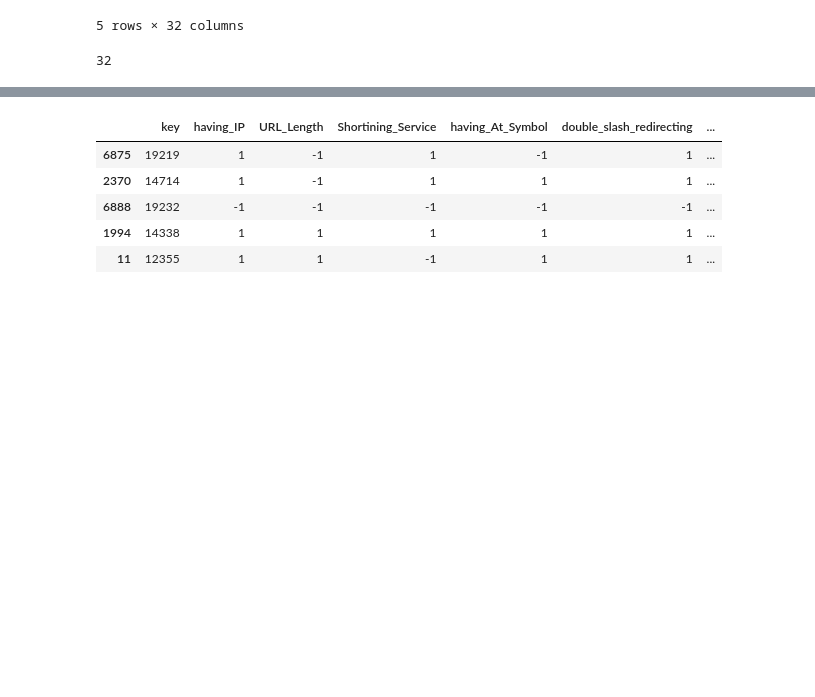
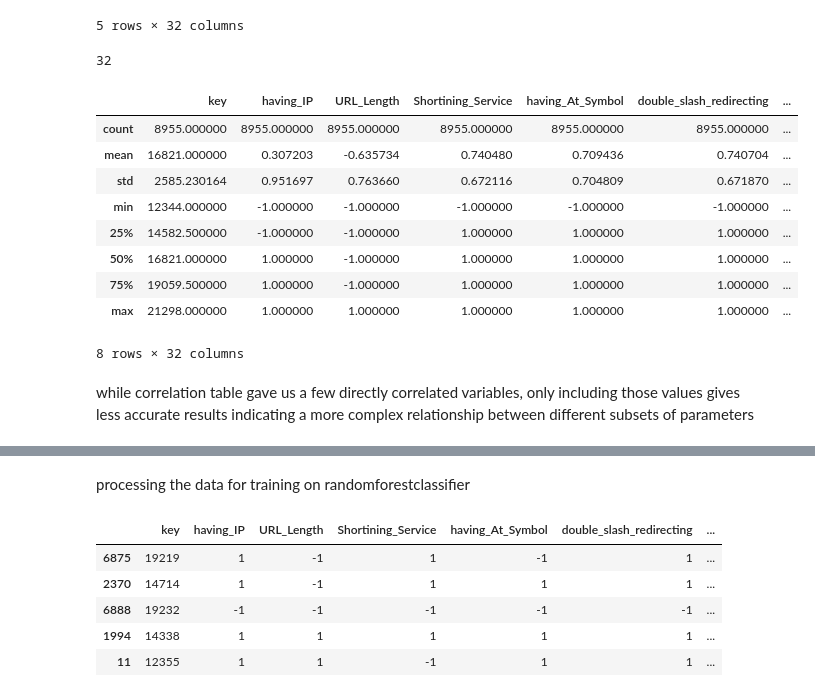
Before and after one commit to AbhayPrajapati195/techgig-hackathon, a Jupyter notebook: solution.ipynb, the cells around one changed output, grey strips where cells are left out. Saved outputs shown, nothing was run; the diff lists cells and outputs as text; code cells hidden in the pictures; blank space fills up the shorter version.

```diff
--- a/solution.ipynb
+++ b/solution.ipynb
@@ -24,10 +30,23 @@ df.head()
 | 4 | 12348 | 1 | 0 | -1 | 1 | 1 | ... |
 5 rows × 32 columns
 # %%
+
+print(len(df.columns))
 df.describe()
-len(df.columns)
 # %% [output]
 32
+|  | key | having_IP | URL_Length | Shortining_Service | having_At_Symbol | double_slash_redirecting | ... |
+| count | 8955.000000 | 8955.000000 | 8955.000000 | 8955.000000 | 8955.000000 | 8955.000000 | ... |
+| mean | 16821.000000 | 0.307203 | -0.635734 | 0.740480 | 0.709436 | 0.740704 | ... |
+| std | 2585.230164 | 0.951697 | 0.763660 | 0.672116 | 0.704809 | 0.671870 | ... |
+| min | 12344.000000 | -1.000000 | -1.000000 | -1.000000 | -1.000000 | -1.000000 | ... |
+| 25% | 14582.500000 | -1.000000 | -1.000000 | 1.000000 | 1.000000 | 1.000000 | ... |
+| 50% | 16821.000000 | 1.000000 | -1.000000 | 1.000000 | 1.000000 | 1.000000 | ... |
+| 75% | 19059.500000 | 1.000000 | -1.000000 | 1.000000 | 1.000000 | 1.000000 | ... |
+| max | 21298.000000 | 1.000000 | 1.000000 | 1.000000 | 1.000000 | 1.000000 | ... |
+8 rows × 32 columns
+# %% [markdown]
+while correlation table gave us a few directly correlated variables, only including those values gives less accurate results indicating a more complex relationship between different subsets of parameters
 # %%
 df_init.corr()
 # %% [output]
@@ -54,3 +71,5 @@ df = df_init
+# %% [markdown]
+processing the data for training on randomforestclassifier
 # %%
 results = df['Result']
 ids = df['key']
```
Also changed, not shown: parts of 11 cells of this notebook.
